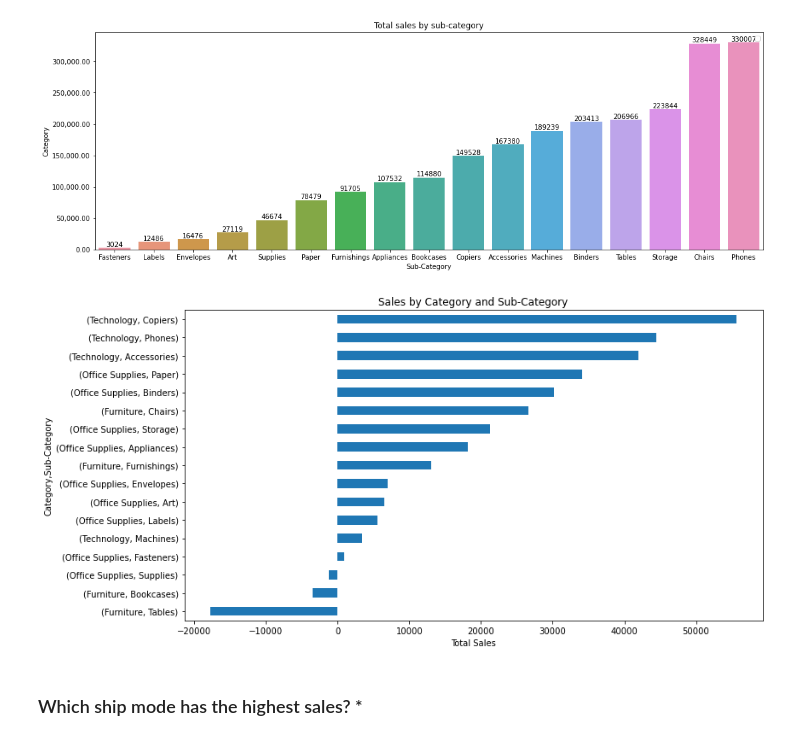
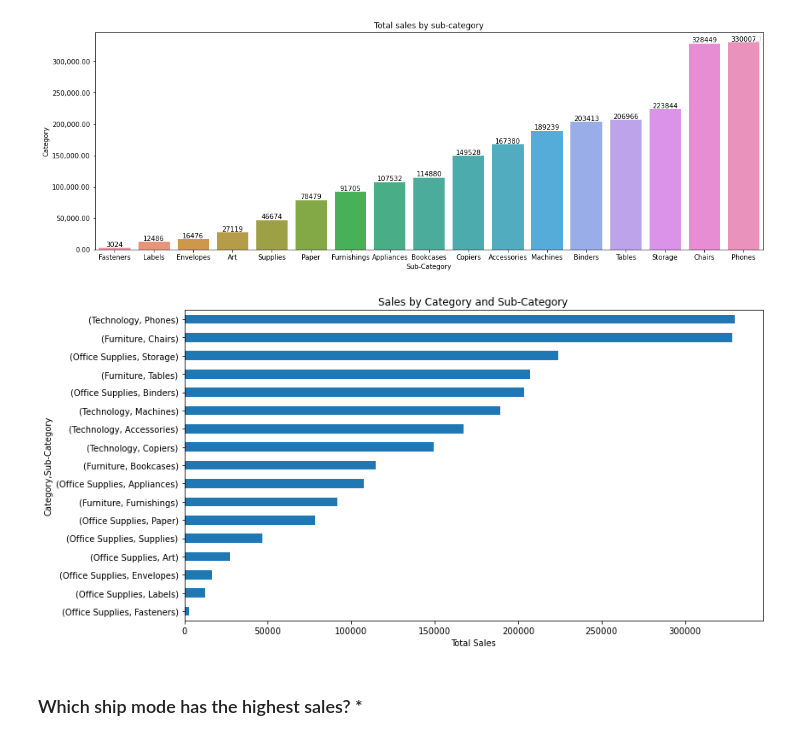
Before and after one commit to fahrizanrasyad/superstore-analysis, a Jupyter notebook: superstore_fahrizan-rasyad.ipynb, the cells around one changed output. Cells and saved outputs as stored; diff of their text form; code cells hidden in the pictures.

```diff
--- a/superstore_fahrizan-rasyad.ipynb
+++ b/superstore_fahrizan-rasyad.ipynb
@@ -346,17 +346,17 @@ No artists with labels found to put in legend.  Note that artists whose label st
 # %%
 # Grouping by Category and Sub-Category
 category_sales = df.groupby(['Category', 'Sub-Category'])['Sales'].sum().sort_values()
 
 # Creating barplot
 plt.figure(figsize=(12, 6))
 
-category_profit.plot(kind='barh')
+category_sales.plot(kind='barh')
 plt.title('Sales by Category and Sub-Category')
 plt.xlabel('Total Sales')
 plt.tight_layout()
 plt.show()
 # %% [output]
-[figure, old version]
+[figure, new version]
 # %% [markdown]
 ###  Which ship mode has the highest sales? *
 # %% [markdown]
```
Also changed, not shown: parts of 7 cells of this notebook.
